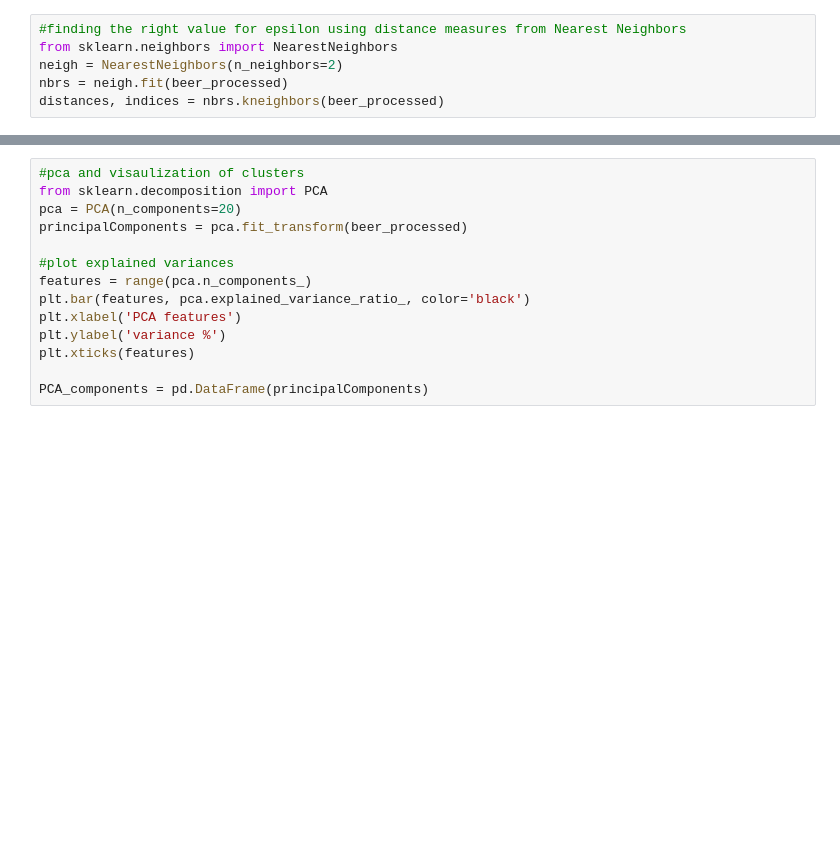
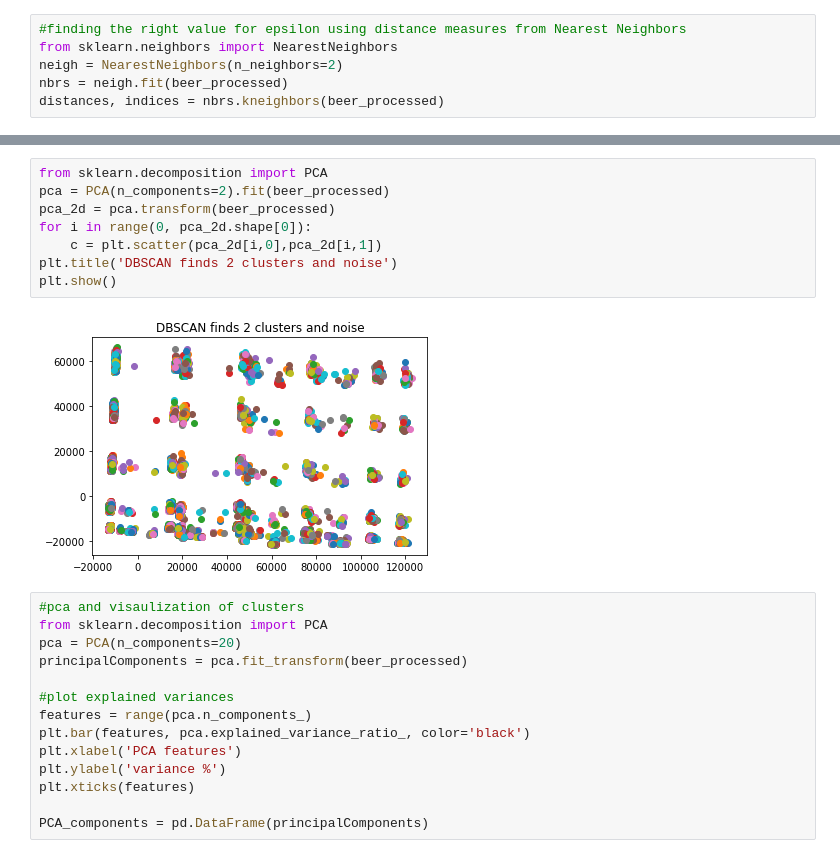
Before and after one commit to mlsm76/Beer_Generation, a Jupyter notebook: contributor/kevin/conversions/Unit Conversion and Cluster Analysis.ipynb, the cells around one changed output, grey strips where cells are left out. Saved outputs shown, nothing was run; the diff lists cells and outputs as text; blank space fills up the shorter version.

```diff
--- a/contributor/kevin/conversions/Unit Conversion and Cluster Analysis.ipynb
+++ b/contributor/kevin/conversions/Unit Conversion and Cluster Analysis.ipynb
@@ -347,3 +361,13 @@ Cosine kmeans:-0.3276686289658501
+# %%
+from sklearn.decomposition import PCA
+pca = PCA(n_components=2).fit(beer_processed)
+pca_2d = pca.transform(beer_processed)
+for i in range(0, pca_2d.shape[0]):
+    c = plt.scatter(pca_2d[i,0],pca_2d[i,1])
+plt.title('DBSCAN finds 2 clusters and noise')
+plt.show()
+# %% [output]
+[figure, added]
 # %%
 #pca and visaulization of clusters
 from sklearn.decomposition import PCA
```
Also changed, not shown: parts of 19 cells of this notebook, 1 other file.
